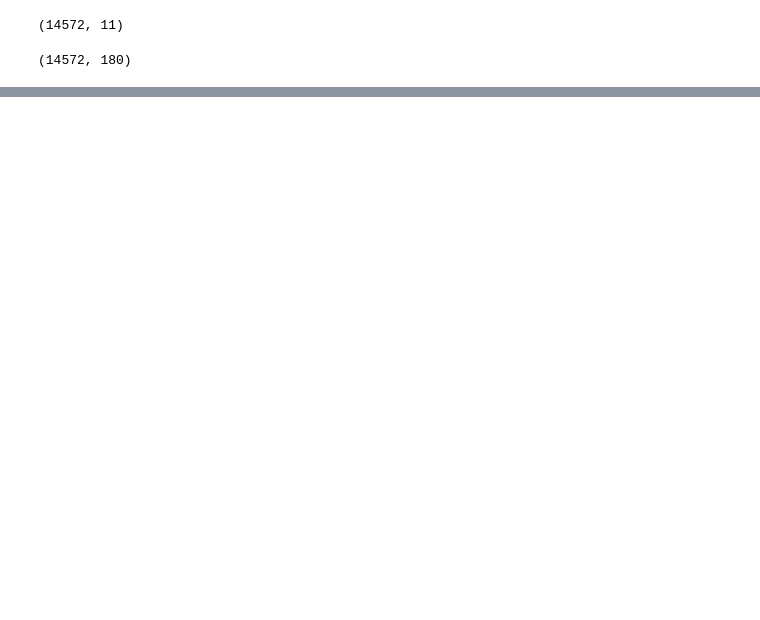
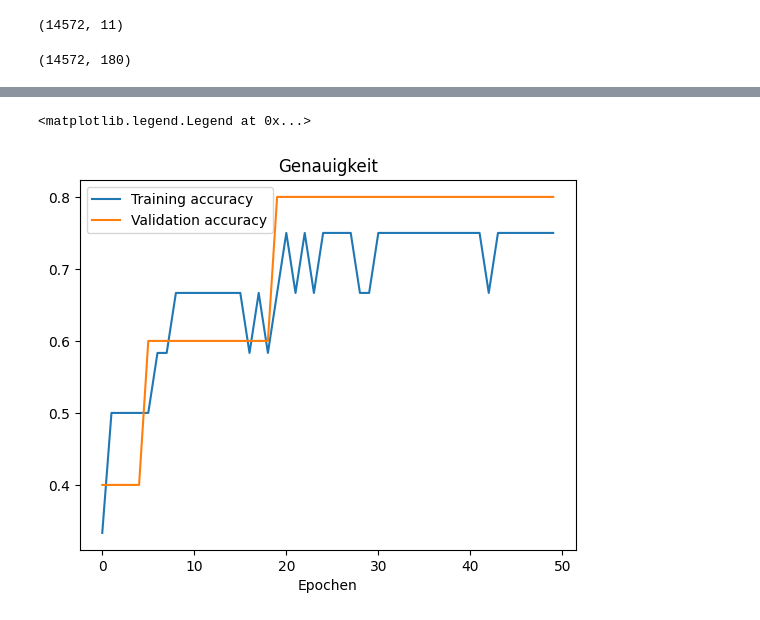
Before and after one commit to erkangrn/Bachelorarbeit, a Jupyter notebook: Code/Working/BSC_AI_Modell.ipynb, the cells around one changed output, grey strips where cells are left out. Cells and saved outputs as stored; diff of their text form; code cells hidden in the pictures; blank space fills up the shorter version.

```diff
--- a/Code/Working/BSC_AI_Modell.ipynb
+++ b/Code/Working/BSC_AI_Modell.ipynb
@@ -268,0 +370,9 @@ plt.legend()
+# %%
+plt.plot(historyStatus.history['categorical_accuracy'], label = 'Training accuracy')
+plt.plot(historyStatus.history['val_categorical_accuracy'], label = 'Validation accuracy')
+plt.title('Genauigkeit')
+plt.xlabel('Epochen')
+plt.legend()
+# %% [output]
+<matplotlib.legend.Legend at 0x...>
+[figure, added]
```
Also changed, not shown: parts of 10 cells of this notebook, 8 other files.
